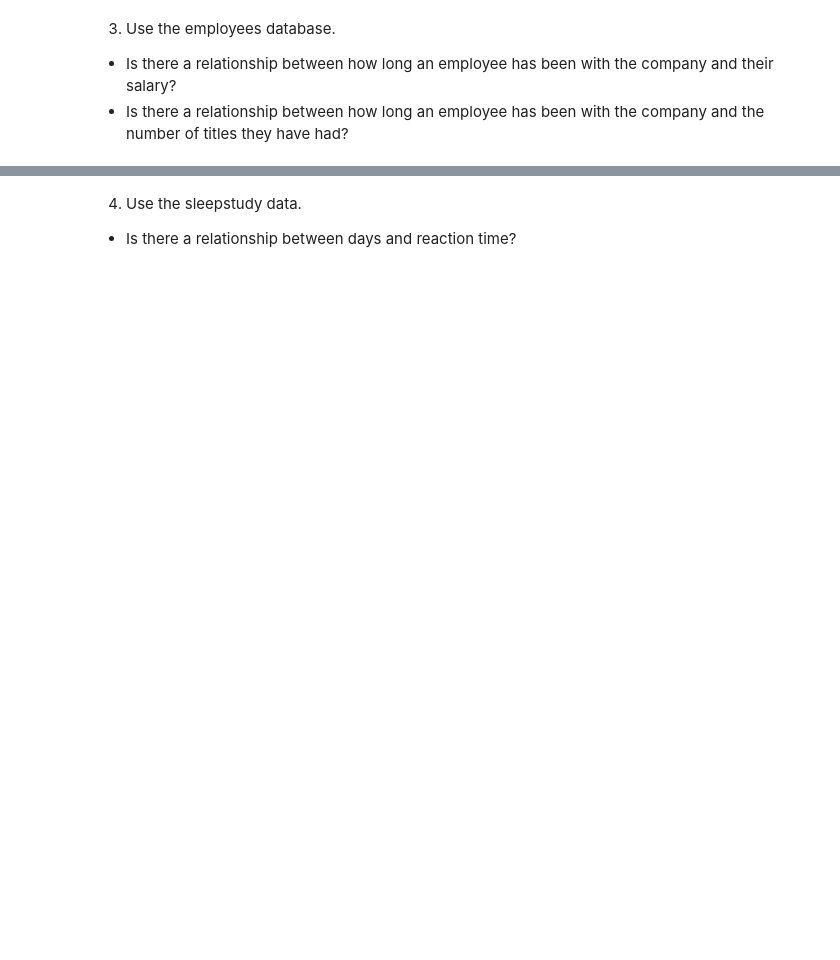
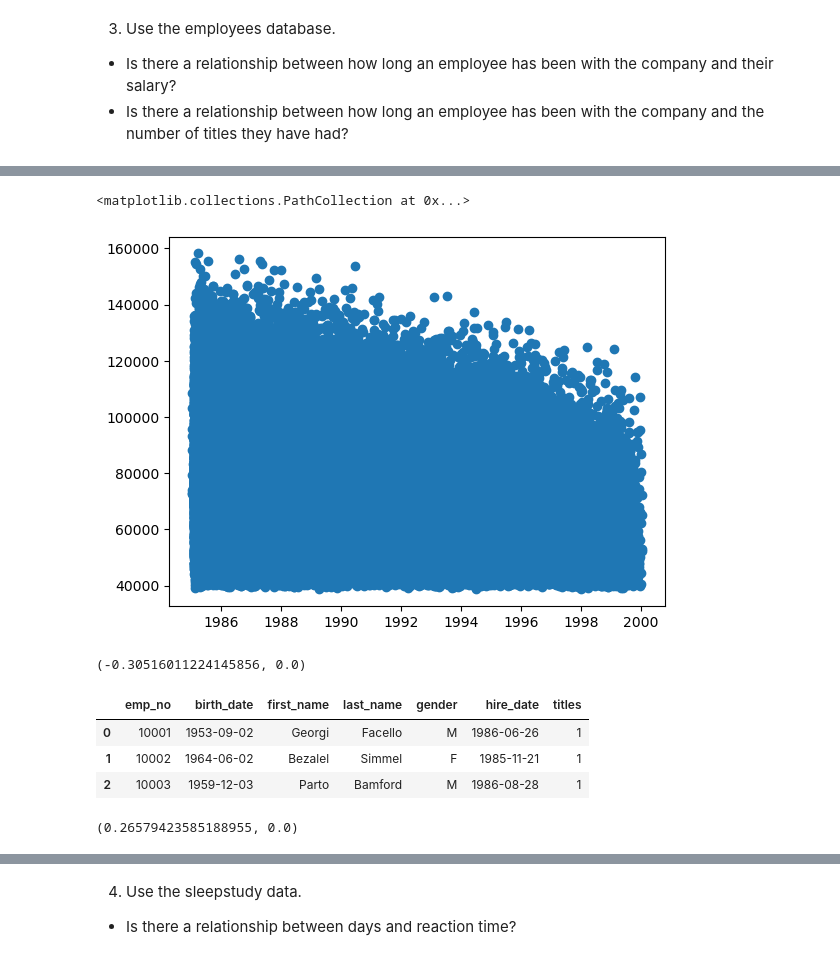
Before and after one commit to nickpedri/statistics-exercises, a Jupyter notebook: hypothesis_testing.ipynb, the cells around one changed output, grey strips where cells are left out. Saved outputs shown, nothing was run; the diff lists cells and outputs as text; code cells hidden in the pictures; blank space fills up the shorter version.

```diff
--- a/hypothesis_testing.ipynb
+++ b/hypothesis_testing.ipynb
@@ -324,0 +373,5 @@ emp
+# %%
+plt.scatter(emp.hire_date,emp.salary)
+# %% [output]
+<matplotlib.collections.PathCollection at 0x...>
+[figure, added]
@@ -324,0 +380,28 @@ emp
+# %%
+r, p = stats.pearsonr(emp['hire_year'],emp['salary'])
+r, p
+# %% [output]
+(-0.30516011224145856, 0.0)
+# %%
+url = env.get_connection('employees')
+engine = create_engine(url)
+xx = text('''
+         SELECT * FROM employees as E
+  JOIN (SELECT emp_no, COUNT(title) AS titles FROM employees as E
+        JOIN titles as T USING(emp_no)
+        GROUP BY emp_no) as T
+        USING(emp_no)
+        ''')
+titles = pd.read_sql(xx,engine.connect())
+titles.head(3)
+# %% [output]
+|  | emp_no | birth_date | first_name | last_name | gender | hire_date | titles |
+| 0 | 10001 | 1953-09-02 | Georgi | Facello | M | 1986-06-26 | 1 |
+| 1 | 10002 | 1964-06-02 | Bezalel | Simmel | F | 1985-11-21 | 1 |
+| 2 | 10003 | 1959-12-03 | Parto | Bamford | M | 1986-08-28 | 1 |
+# %%
+titles['years_worked'] = 2023 - ((titles['hire_date'].astype(str).str[:4]).astype(int))
+r, p = stats.pearsonr(titles['years_worked'],titles['titles'])
+r, p
+# %% [output]
+(0.26579423585188955, 0.0)
```
Also changed, not shown: parts of 14 cells of this notebook.
